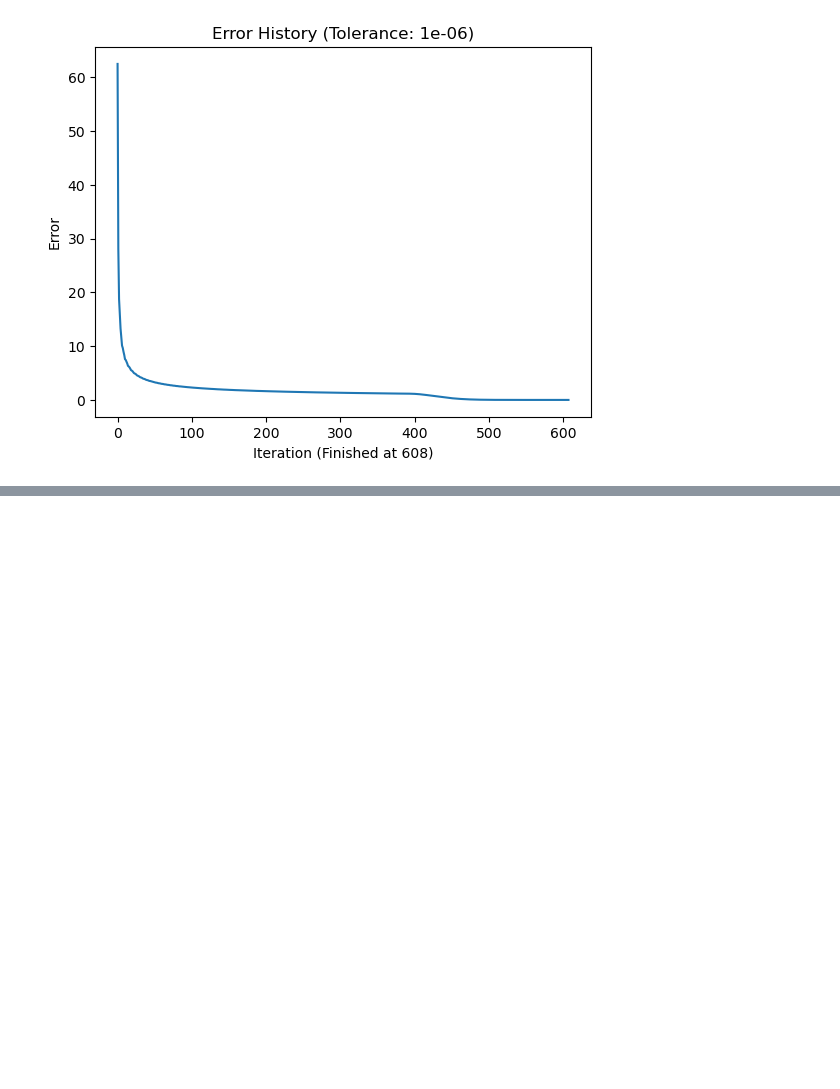
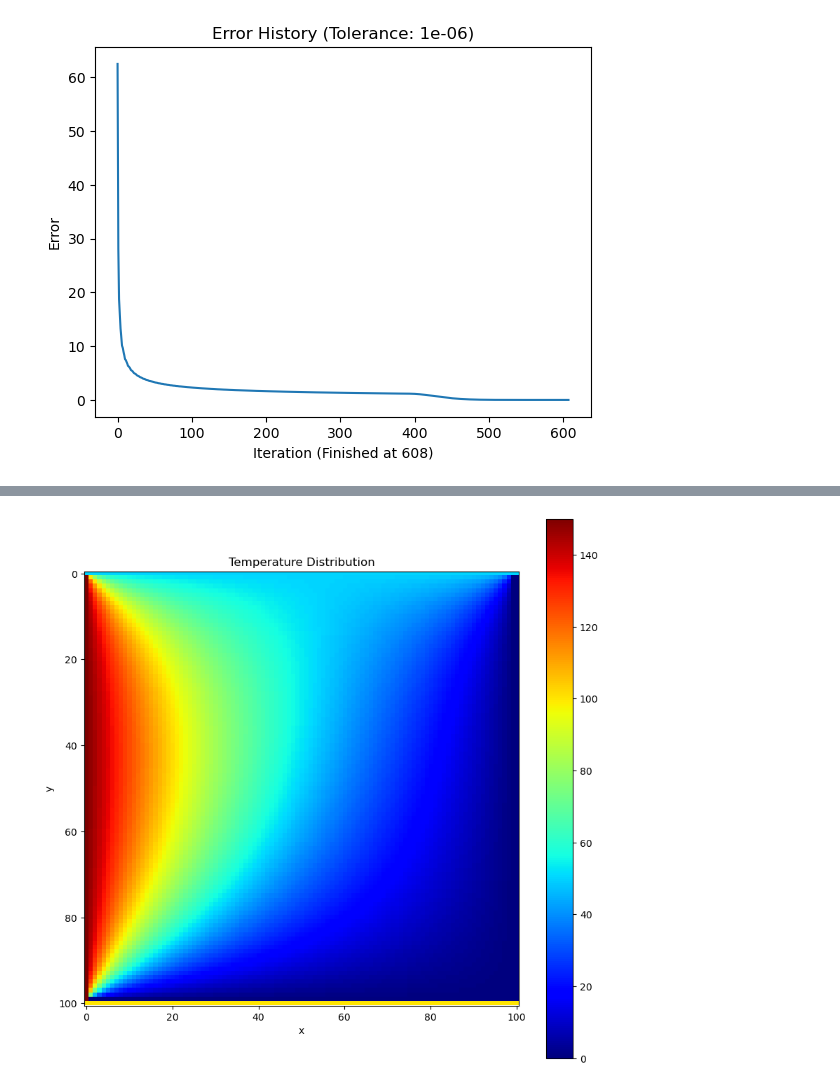
Before and after one commit to sungchol3/Numerical_Method_solving_laplace_equations, a Jupyter notebook: numerical_method_laplace_eq.ipynb, the cells around one changed output, grey strips where cells are left out. Saved outputs shown, nothing was run; the diff lists cells and outputs as text; code cells hidden in the pictures; blank space fills up the shorter version.

Commit message:
Add Gauss-Seidel method part

```diff
--- a/numerical_method_laplace_eq.ipynb
+++ b/numerical_method_laplace_eq.ipynb
@@ -16,6 +16,10 @@ So, define the grid size $N$ and set data grids $(N+1) \times (N+1)$ in given $(
 # %%
 import numpy as np
 import matplotlib.pyplot as plt
+
+N = 100
+tolerance = 1e-6
+max_iterations = 50000
 
 class DataGrid:
     def __init__(self, N):
@@ -163,0 +212,8 @@ model.show_error_history()
+# %%
+model = GaussSeidel(DataGrid(N), tolerance, max_iterations)
+solution, time_GaussSeidel = model.train()
+# %%
+plt.figure(figsize=(10, 10))
+model.show_distribution()
+# %% [output]
+[figure, added]
```
Also changed, not shown: parts of 4 cells of this notebook.
